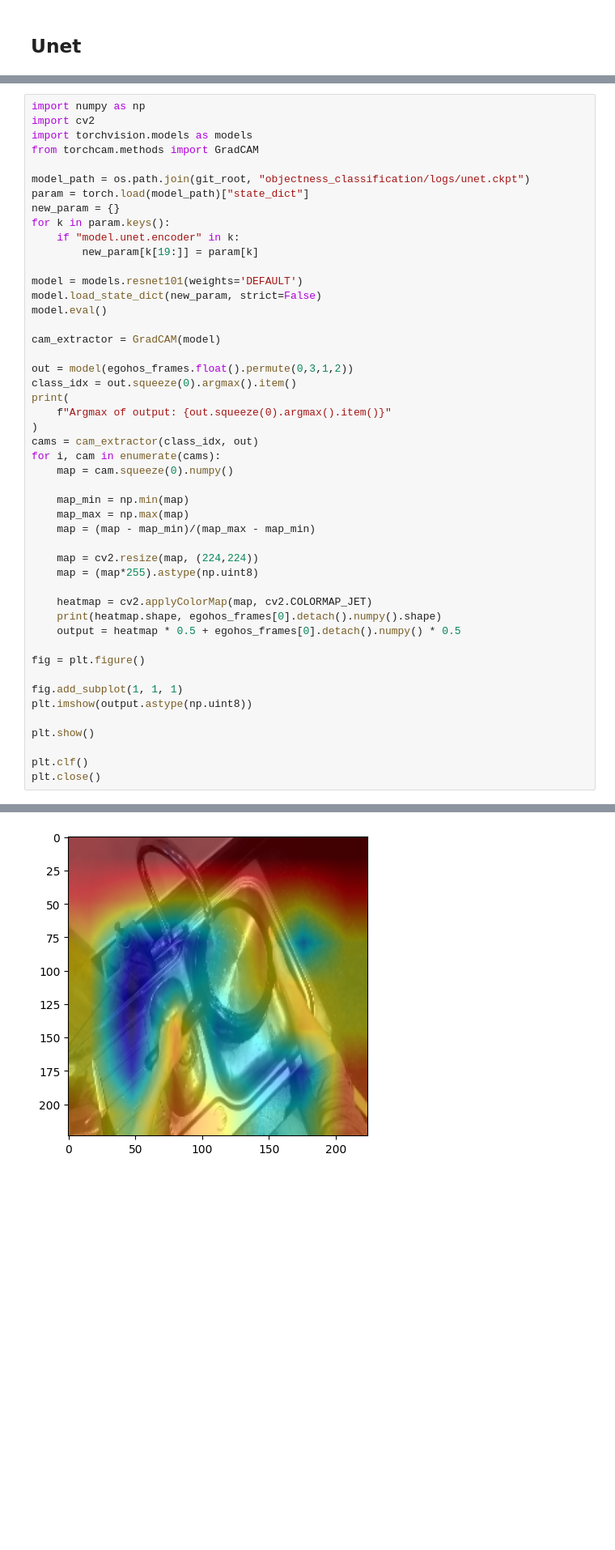
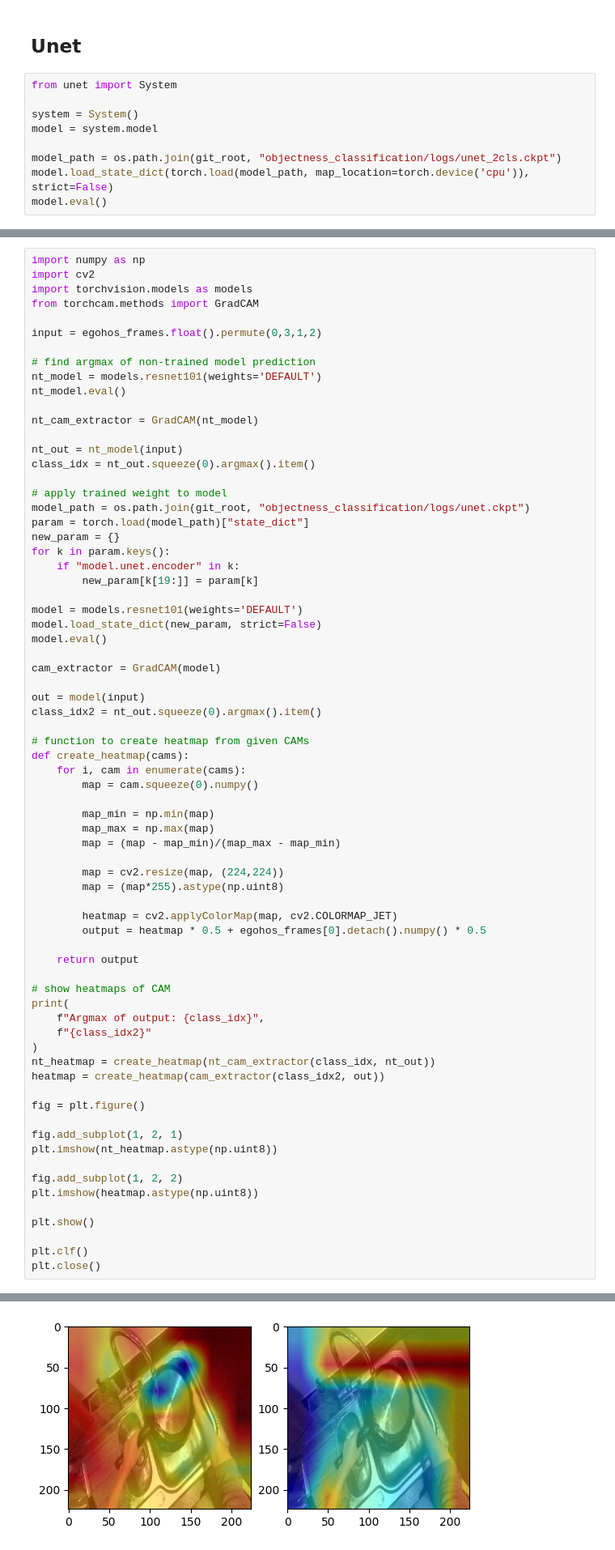
Before and after one commit to pasca-l/hands-and-objects, a Jupyter notebook: objectness_classification/models/model_analysis.ipynb, the cells around one changed output, grey strips where cells are left out. Shown: that part at 81% size. Cells and saved outputs as stored; diff of their text form; blank space fills up the shorter version.

```diff
--- a/objectness_classification/models/model_analysis.ipynb
+++ b/objectness_classification/models/model_analysis.ipynb
@@ -73,3 +73,12 @@ file name: ('epic_P08_10_frame_0000007651',)
 [figure]
 # %% [markdown]
 ## Unet
+# %%
+from unet import System
+
+system = System()
+model = system.model
+
+model_path = os.path.join(git_root, "objectness_classification/logs/unet_2cls.ckpt")
+model.load_state_dict(torch.load(model_path, map_location=torch.device('cpu')), strict=False)
+model.eval()
@@ -116,6 +136,18 @@ import cv2
 import torchvision.models as models
 from torchcam.methods import GradCAM
 
+input = egohos_frames.float().permute(0,3,1,2)
+
+# find argmax of non-trained model prediction
+nt_model = models.resnet101(weights='DEFAULT')
+nt_model.eval()
+
+nt_cam_extractor = GradCAM(nt_model)
+
+nt_out = nt_model(input)
+class_idx = nt_out.squeeze(0).argmax().item()
+
+# apply trained weight to model
 model_path = os.path.join(git_root, "objectness_classification/logs/unet.ckpt")
 param = torch.load(model_path)["state_dict"]
 new_param = {}
@@ -129,30 +161,41 @@ model.eval()
 
 cam_extractor = GradCAM(model)
 
-out = model(egohos_frames.float().permute(0,3,1,2))
-class_idx = out.squeeze(0).argmax().item()
+out = model(input)
+class_idx2 = nt_out.squeeze(0).argmax().item()
+
+# function to create heatmap from given CAMs
+def create_heatmap(cams):
+    for i, cam in enumerate(cams):
+        map = cam.squeeze(0).numpy()
+
+        map_min = np.min(map)
+        map_max = np.max(map)
+        map = (map - map_min)/(map_max - map_min)
+
+        map = cv2.resize(map, (224,224))
+        map = (map*255).astype(np.uint8)
+
+        heatmap = cv2.applyColorMap(map, cv2.COLORMAP_JET)
+        output = heatmap * 0.5 + egohos_frames[0].detach().numpy() * 0.5
+
+    return output
+
+# show heatmaps of CAM
 print(
-    f"Argmax of output: {out.squeeze(0).argmax().item()}"
+    f"Argmax of output: {class_idx}",
+    f"{class_idx2}"
 )
-cams = cam_extractor(class_idx, out)
-for i, cam in enumerate(cams):
-    map = cam.squeeze(0).numpy()
-
-    map_min = np.min(map)
-    map_max = np.max(map)
-    map = (map - map_min)/(map_max - map_min)
-
-    map = cv2.resize(map, (224,224))
-    map = (map*255).astype(np.uint8)
-
-    heatmap = cv2.applyColorMap(map, cv2.COLORMAP_JET)
-    print(heatmap.shape, egohos_frames[0].detach().numpy().shape)
-    output = heatmap * 0.5 + egohos_frames[0].detach().numpy() * 0.5
+nt_heatmap = create_heatmap(nt_cam_extractor(class_idx, nt_out))
+heatmap = create_heatmap(cam_extractor(class_idx2, out))
 
 fig = plt.figure()
 
-fig.add_subplot(1, 1, 1)
-plt.imshow(output.astype(np.uint8))
+fig.add_subplot(1, 2, 1)
+plt.imshow(nt_heatmap.astype(np.uint8))
+
+fig.add_subplot(1, 2, 2)
+plt.imshow(heatmap.astype(np.uint8))
 
 plt.show()
 
@@ -165 +208 @@ Argmax of output: 631
-[figure, old version]
+[figure, new version]
```
Also changed, not shown: parts of 3 cells of this notebook, 6 other files.
